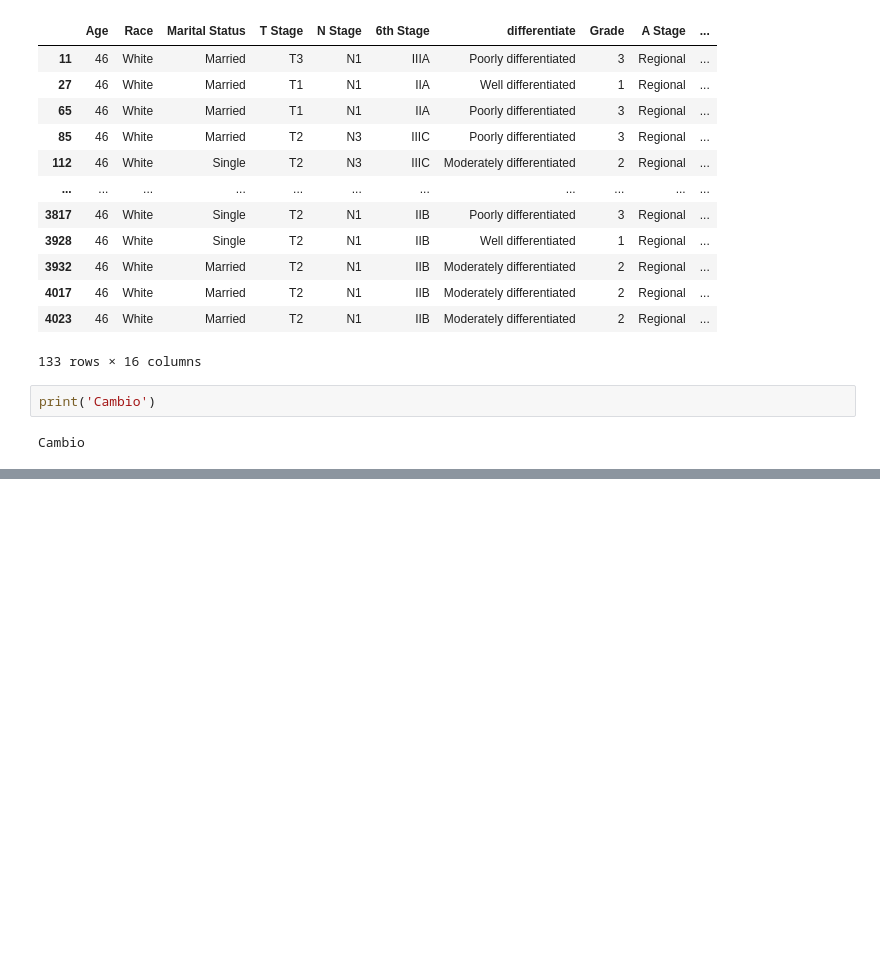
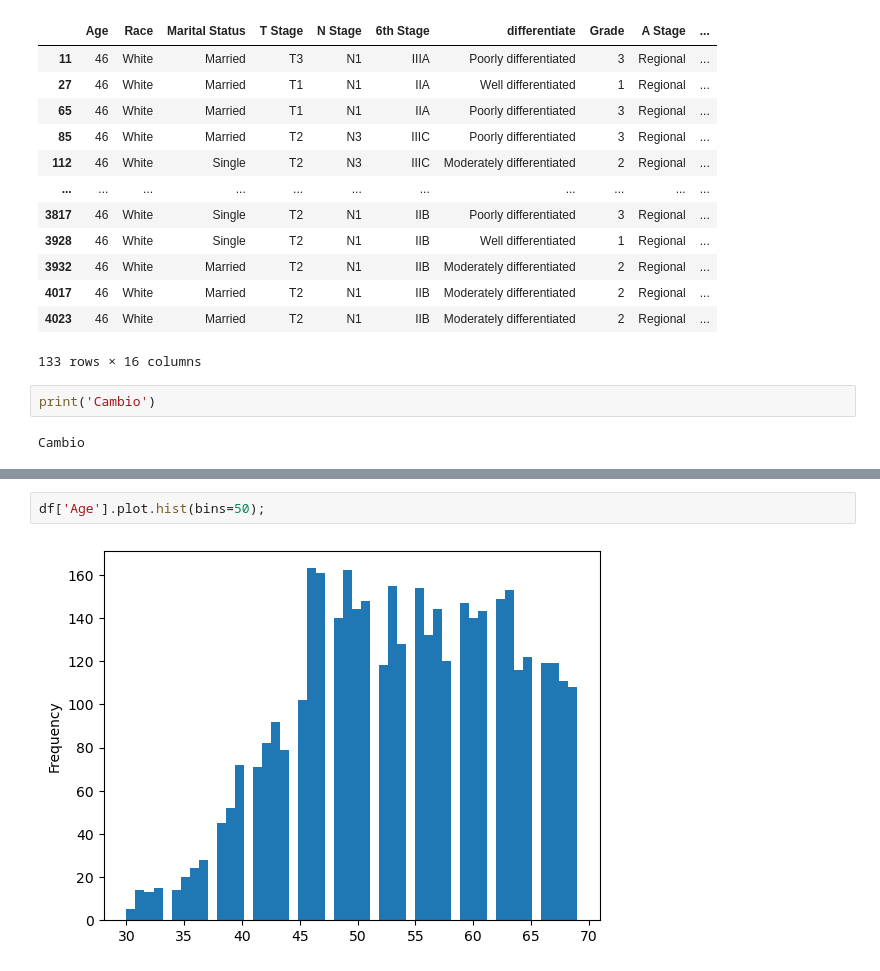
Before and after one commit to TheLudway/cancer-de-mama, a Jupyter notebook: Kaggle_Tomas.ipynb, the cells around one changed output, grey strips where cells are left out. Drawn from its saved outputs; the diff is of its cells as text; blank space fills up the shorter version.

Commit message:
histograma edad

```diff
--- a/Kaggle_Tomas.ipynb
+++ b/Kaggle_Tomas.ipynb
@@ -89,0 +97,4 @@ Cambio
+# %%
+df['Age'].plot.hist(bins=50);
+# %% [output]
+[figure, added]
```
Also changed, not shown: parts of 2 cells of this notebook, 1 other file.
